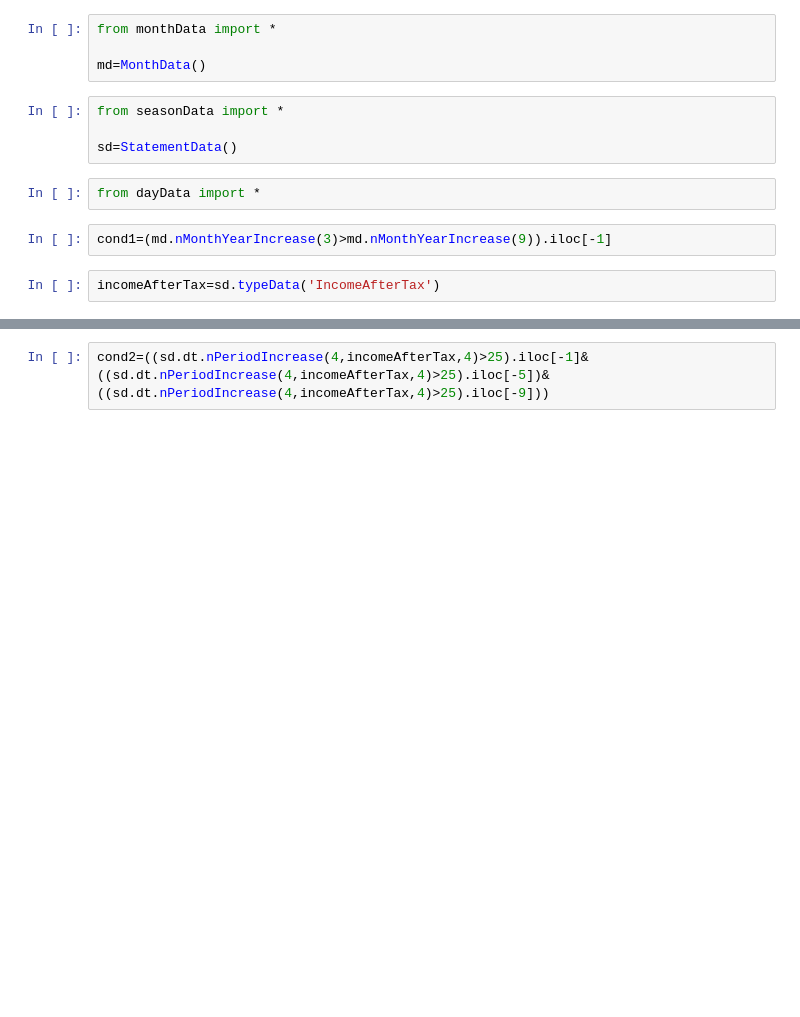
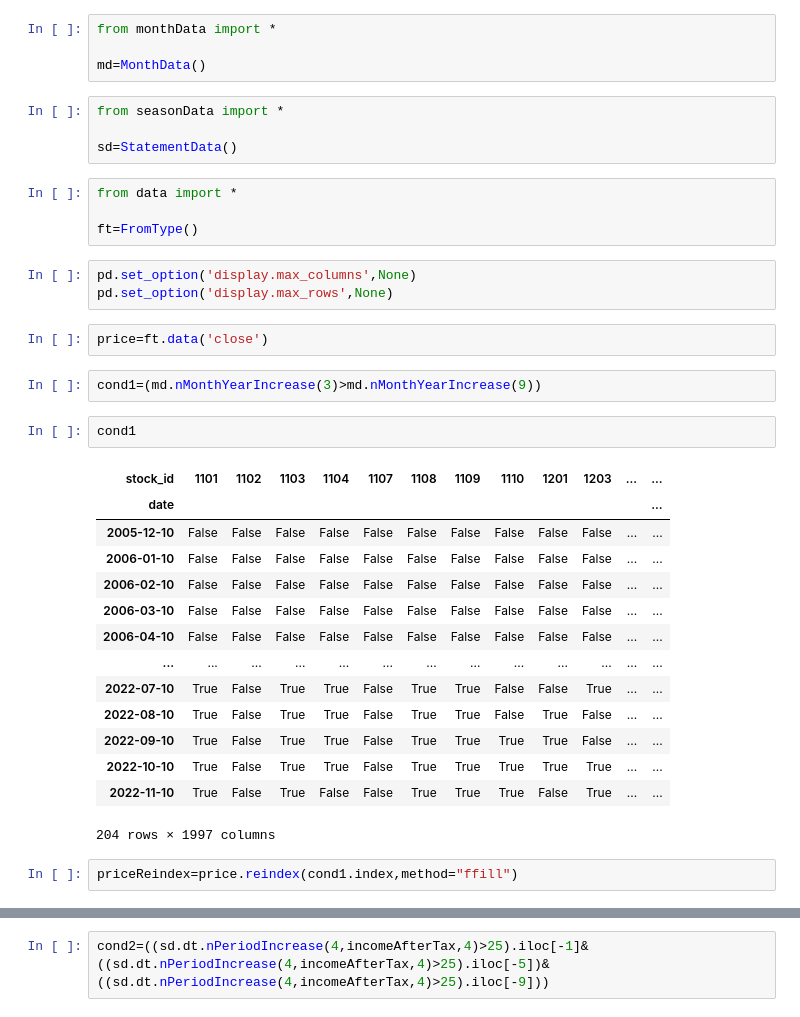
Before and after one commit to pkh-forresthsia/beTrue, a Jupyter notebook: filter.ipynb, the cells around one changed output, grey strips where cells are left out. Cells and saved outputs as stored; diff of their text form; blank space fills up the shorter version.

```diff
--- a/filter.ipynb
+++ b/filter.ipynb
@@ -7,8 +7,32 @@ from seasonData import *
 
 sd=StatementData()
 # %%
-from dayData import *
+from data import *
+
+ft=FromType()
+# %%
+pd.set_option('display.max_columns',None)
+pd.set_option('display.max_rows',None)
+# %%
+price=ft.data('close')
 # %%
-cond1=(md.nMonthYearIncrease(3)>md.nMonthYearIncrease(9)).iloc[-1]
+cond1=(md.nMonthYearIncrease(3)>md.nMonthYearIncrease(9))
-# %%
-incomeAfterTax=sd.typeData('IncomeAfterTax')
+# %%
+cond1
+# %% [output]
+| stock_id | 1101 | 1102 | 1103 | 1104 | 1107 | 1108 | 1109 | 1110 | 1201 | 1203 | ... | ... |
+| date |  |  |  |  |  |  |  |  |  |  |  | ... |
+| 2005-12-10 | False | False | False | False | False | False | False | False | False | False | ... | ... |
+| 2006-01-10 | False | False | False | False | False | False | False | False | False | False | ... | ... |
+| 2006-02-10 | False | False | False | False | False | False | False | False | False | False | ... | ... |
+| 2006-03-10 | False | False | False | False | False | False | False | False | False | False | ... | ... |
+| 2006-04-10 | False | False | False | False | False | False | False | False | False | False | ... | ... |
+| ... | ... | ... | ... | ... | ... | ... | ... | ... | ... | ... | ... | ... |
+| 2022-07-10 | True | False | True | True | False | True | True | False | False | True | ... | ... |
+| 2022-08-10 | True | False | True | True | False | True | True | False | True | False | ... | ... |
+| 2022-09-10 | True | False | True | True | False | True | True | True | True | False | ... | ... |
+| 2022-10-10 | True | False | True | True | False | True | True | True | True | True | ... | ... |
+| 2022-11-10 | True | False | True | False | False | True | True | True | False | True | ... | ... |
+204 rows × 1997 columns
+# %%
+priceReindex=price.reindex(cond1.index,method="ffill")
```
Also changed, not shown: parts of 4 cells of this notebook, 2 other files.
